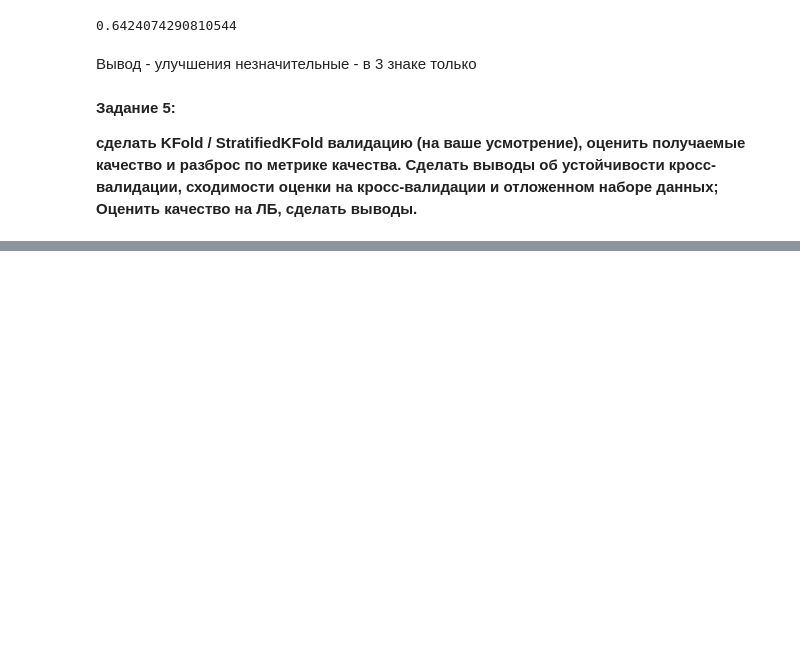
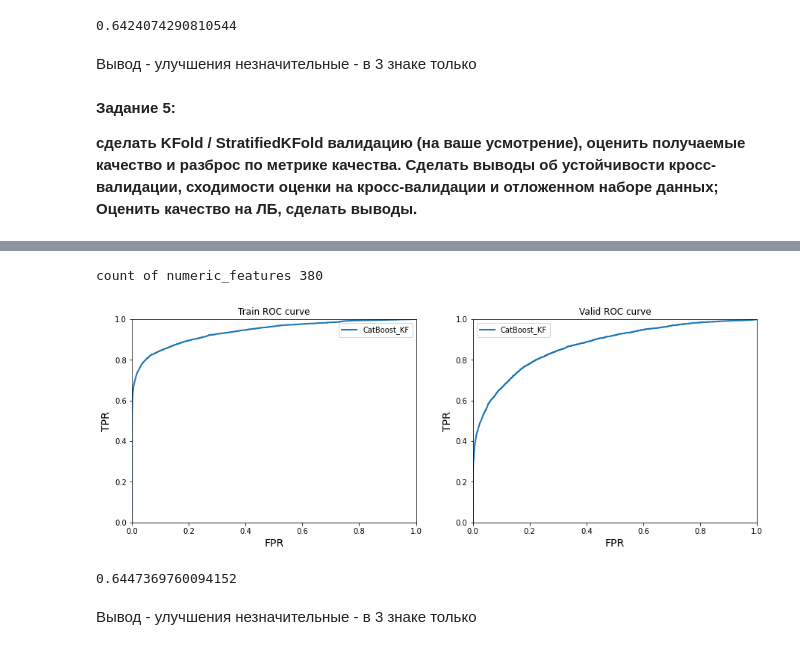
Before and after one commit to AndreyU123/Sports_data_analysis_Kaggle_Platform, a Jupyter notebook: Lesson3/Ukladnikov_Andrey_Lesson3.ipynb, the cells around one changed output, grey strips where cells are left out. Saved outputs shown, nothing was run; the diff lists cells and outputs as text; code cells hidden in the pictures; blank space fills up the shorter version.

```diff
--- a/Lesson3/Ukladnikov_Andrey_Lesson3.ipynb
+++ b/Lesson3/Ukladnikov_Andrey_Lesson3.ipynb
@@ -1093,0 +1205,6 @@ test_roc_auc
+# %%
+cv_strategy = KFold(n_splits=5, random_state=1,shuffle=True)
+
+estimators, oof_score, fold_train_scores, fold_valid_scores, oof_predictions = make_cross_validation(
+    data, target, best_model_cb, cat_feats, metric=roc_auc_score,cv_strategy=cv_strategy
+)
@@ -1093,0 +1303,25 @@ test_roc_auc
+# %%
+test_data,test_target,cat_feats=get_data_with_CBInnerE_categorical_features(test,'isFraud',
+                                                                  handle_numerical_features=get_data_with_numerical_features)
+# %% [output]
+count of numeric_features 380
+# %%
+best_model_cb=estimators[4] #берем
+# %%
+train_scores = pd.DataFrame({"isFraud": target})
+LB_test_scores = pd.DataFrame({"isFraud": test_target})
+
+train_scores["CatBoost_KF"]=best_model_cb.predict_proba(data)[:,1]
+LB_test_scores["CatBoost_KF"] = best_model_cb.predict_proba(test_data)[:,1]
+# %%
+plot_curves(LB_test_scores,train_scores,"isFraud")
+# %% [output]
+[figure, added]
+# %%
+test_predict_target=best_model_cb.predict(test_data)
+test_roc_auc=roc_auc_score(test["isFraud"].tolist(),test_predict_target)
+test_roc_auc
+# %% [output]
+0.6447369760094152
+# %% [markdown]
+Вывод - улучшения незначительные - в 3 знаке только
```
Also changed, not shown: parts of 25 cells of this notebook.
